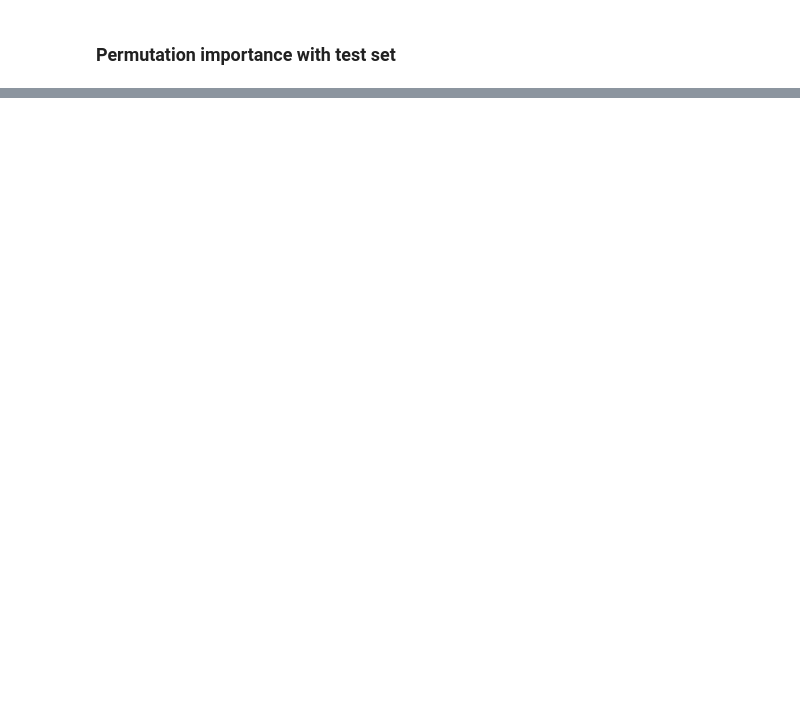
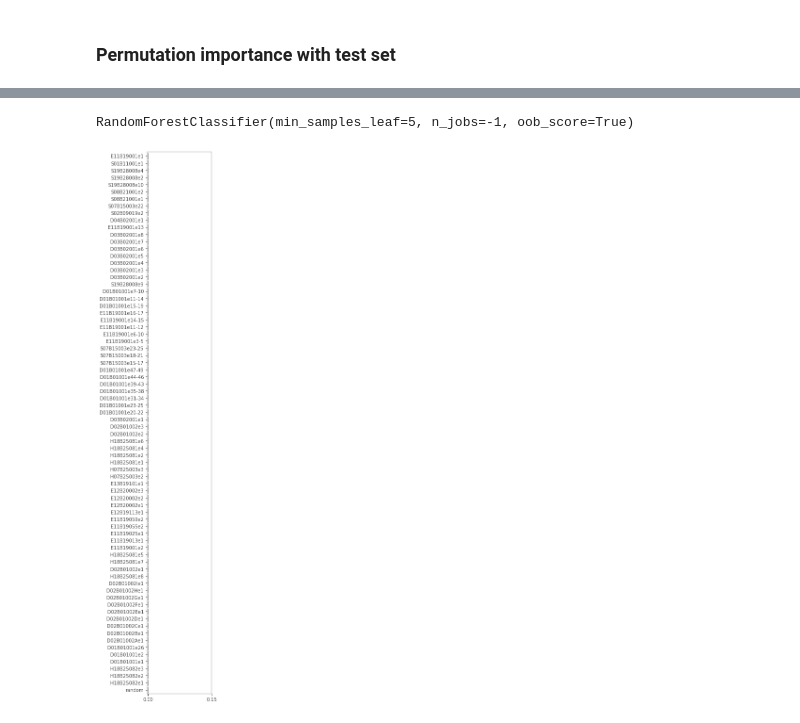
Before and after one commit to isaaccarranza/Project-3, a Jupyter notebook: test_feature_selection_pimp.ipynb, the cells around one changed output, grey strips where cells are left out. Drawn from its saved outputs; the diff is of its cells as text; code cells hidden in the pictures; blank space fills up the shorter version.

```diff
--- a/test_feature_selection_pimp.ipynb
+++ b/test_feature_selection_pimp.ipynb
@@ -215,0 +265,3 @@ plt.savefig("./rent-pimp-sample-size2.svg")
+# %%
+X_train['random'] = np.random.random(size=len(X_train))
+X_test['random'] = np.random.random(size=len(X_test))
@@ -215,0 +278,11 @@ plt.savefig("./rent-pimp-sample-size2.svg")
+# %%
+rf = RandomForestClassifier(n_estimators=100, min_samples_leaf=5,n_jobs=-1,oob_score=True)
+rf.fit(X_train, y_train)
+# %% [output]
+RandomForestClassifier(min_samples_leaf=5, n_jobs=-1, oob_score=True)
+# %%
+imp = importances(rf, X_test, y_test)
+viz = plot_importances(imp)
+viz.view()
+# %% [output]
+[figure, added]
```
Also changed, not shown: parts of 22 cells of this notebook, 3 other files.
